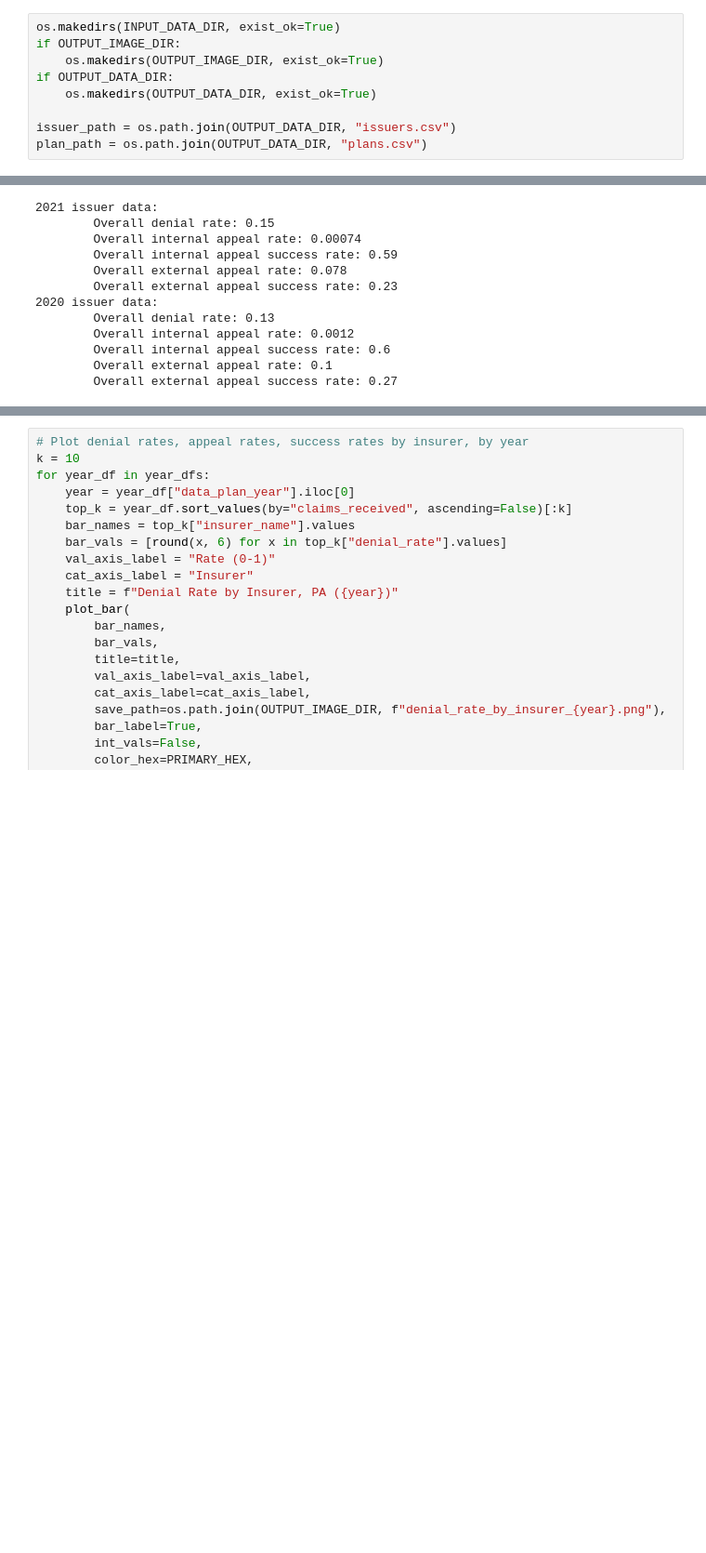
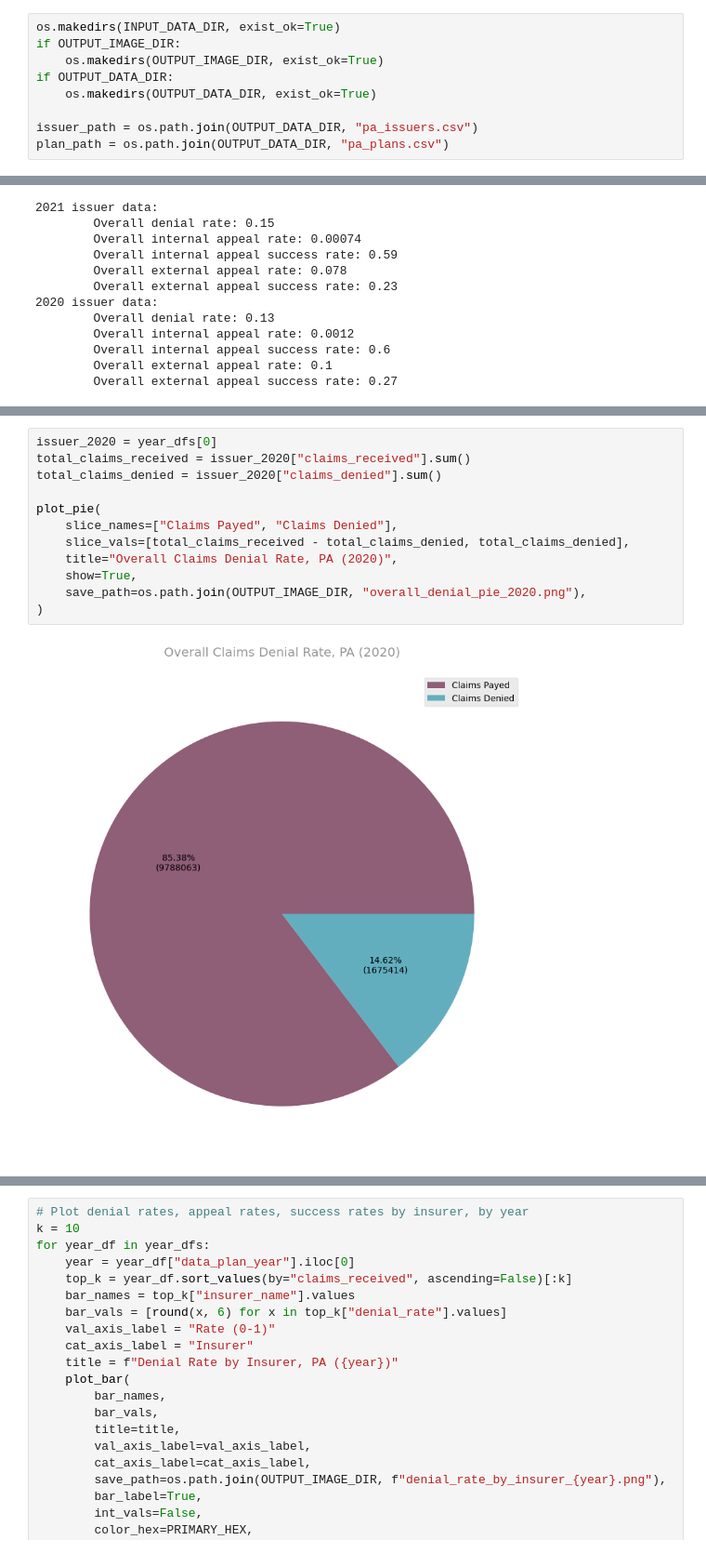
Before and after one commit to TPAFS/investigations, a Jupyter notebook: investigations/claims_denials/pa_claims.ipynb, the cells around one changed output, grey strips where cells are left out. Shown at 93% size. Drawn from its saved outputs; the diff is of its cells as text; blank space fills up the shorter version.

```diff
--- a/investigations/claims_denials/pa_claims.ipynb
+++ b/investigations/claims_denials/pa_claims.ipynb
@@ -43,8 +42,8 @@ if OUTPUT_IMAGE_DIR:
 if OUTPUT_DATA_DIR:
     os.makedirs(OUTPUT_DATA_DIR, exist_ok=True)
 
-issuer_path = os.path.join(OUTPUT_DATA_DIR, "issuers.csv")
-plan_path = os.path.join(OUTPUT_DATA_DIR, "plans.csv")
+issuer_path = os.path.join(OUTPUT_DATA_DIR, "pa_issuers.csv")
+plan_path = os.path.join(OUTPUT_DATA_DIR, "pa_plans.csv")
 # %%
 def get_issuer_data(pdf_path):
     # Get issuer level data from first page
@@ -493,0 +582,14 @@ for year in issuer_df["data_plan_year"].unique():
+# %%
+issuer_2020 = year_dfs[0]
+total_claims_received = issuer_2020["claims_received"].sum()
+total_claims_denied = issuer_2020["claims_denied"].sum()
+
+plot_pie(
+    slice_names=["Claims Payed", "Claims Denied"],
+    slice_vals=[total_claims_received - total_claims_denied, total_claims_denied],
+    title="Overall Claims Denial Rate, PA (2020)",
+    show=True,
+    save_path=os.path.join(OUTPUT_IMAGE_DIR, "overall_denial_pie_2020.png"),
+)
+# %% [output]
+[figure, added]
```
Also changed, not shown: parts of 16 cells of this notebook.
